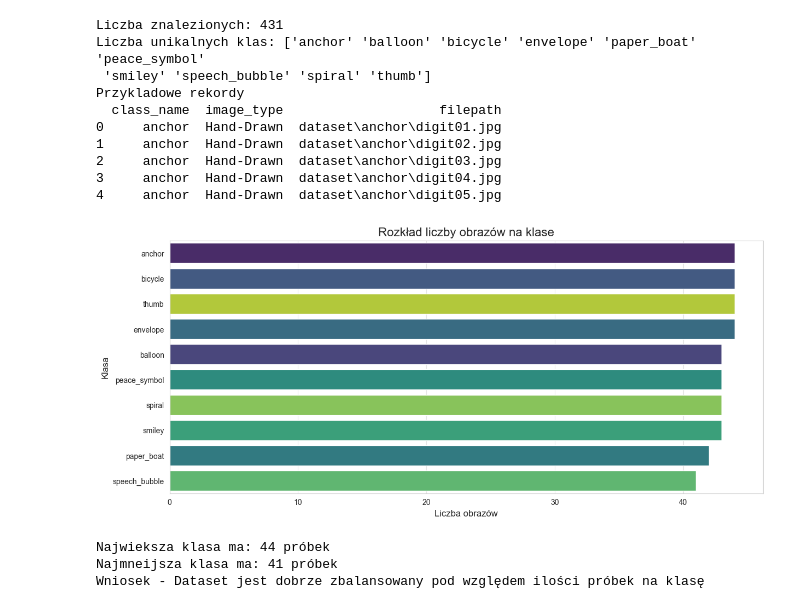
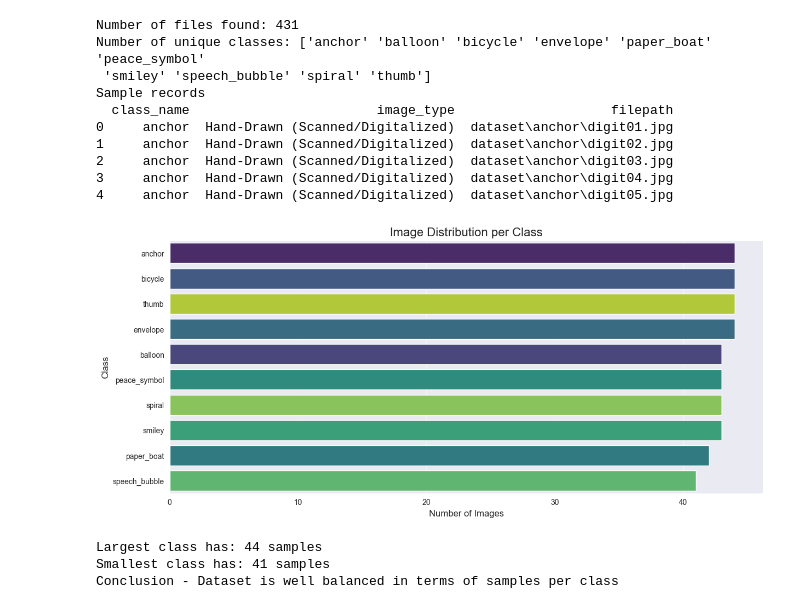
Before and after one commit to xVarmondx/computer-vision-research, a Jupyter notebook: notebook.ipynb, the cells around one changed output. Cells and saved outputs as stored; diff of their text form; code cells hidden in the pictures.

```diff
--- a/notebook.ipynb
+++ b/notebook.ipynb
@@ -12,76 +12,77 @@ from sklearn.model_selection import train_test_split
 # %%
 DATA_PATH = "dataset"
 
-#Wyszukiwanie wszystkich plików .jpg w podkatalogu
+# Find all .jpg files in subdirectories
 all_files = glob(os.path.join(DATA_PATH, "*", "*.jpg"))
 
 def get_metadata(file_path):
-    # Nazwa klasy to folder, w którym znajduje się plik
+    # Class name is the folder where the file is located
     class_name = os.path.basename(os.path.dirname(file_path))
 
-    #Okreslenie typu obrazu na podstawie konwencji nazewnictwa w plikach
+    # Determine image type based on filename convention
     file_name = os.path.basename(file_path).lower()
     if "stamp" in file_name:
-        image_type = "Stamp"
-    elif "scanned" in file_name:
-        image_type = "Scanned"
+        image_type = "Stamp (Photo)"
+    elif "digit" in file_name:
+        image_type = "Hand-Drawn (Scanned/Digitalized)"
+    elif "drawn" in file_name:
+        image_type = "Hand-Drawn (Photo)"
     else:
-        image_type = "Hand-Drawn"
+        image_type = "Unknown"
 
     return class_name, image_type
 
-#Tworzenie DataFrame
+# Create DataFrame
 data = [get_metadata(i) + (i,) for i in all_files]
 data_df = pd.DataFrame(data, columns=["class_name", "image_type", "filepath"])
 
-print(f"Liczba znalezionych: {len(data_df)}")
-print(f"Liczba unikalnych klas: {data_df['class_name'].unique()}")
+print(f"Number of files found: {len(data_df)}")
+print(f"Number of unique classes: {data_df['class_name'].unique()}")
 
 if len(data_df) == 0:
-    print("Sprawdz sciezke")
+    print("Check the file path")
 else:
-    print("Przykladowe rekordy")
+    print("Sample records")
     print(data_df.head())
 # %% [output]
-Liczba znalezionych: 431
-Liczba unikalnych klas: ['anchor' 'balloon' 'bicycle' 'envelope' 'paper_boat' 'peace_symbol'
+Number of files found: 431
+Number of unique classes: ['anchor' 'balloon' 'bicycle' 'envelope' 'paper_boat' 'peace_symbol'
  'smiley' 'speech_bubble' 'spiral' 'thumb']
-Przykladowe rekordy
-  class_name  image_type                    filepath
-0     anchor  Hand-Drawn  dataset\anchor\digit01.jpg
-1     anchor  Hand-Drawn  dataset\anchor\digit02.jpg
-2     anchor  Hand-Drawn  dataset\anchor\digit03.jpg
-3     anchor  Hand-Drawn  dataset\anchor\digit04.jpg
-4     anchor  Hand-Drawn  dataset\anchor\digit05.jpg
+Sample records
+  class_name                        image_type                    filepath
+0     anchor  Hand-Drawn (Scanned/Digitalized)  dataset\anchor\digit01.jpg
+1     anchor  Hand-Drawn (Scanned/Digitalized)  dataset\anchor\digit02.jpg
+2     anchor  Hand-Drawn (Scanned/Digitalized)  dataset\anchor\digit03.jpg
+3     anchor  Hand-Drawn (Scanned/Digitalized)  dataset\anchor\digit04.jpg
+4     anchor  Hand-Drawn (Scanned/Digitalized)  dataset\anchor\digit05.jpg
 # %%
 plt.figure(figsize=(14, 6))
 sns.countplot(y="class_name", data=data_df, order=data_df["class_name"].value_counts().index, palette="viridis", hue="class_name", legend=False)
-plt.title("Rozkład liczby obrazów na klase", fontsize=16)
-plt.xlabel("Liczba obrazów", fontsize=12)
-plt.ylabel("Klasa", fontsize=12)
+plt.title("Image Distribution per Class", fontsize=16)
+plt.xlabel("Number of Images", fontsize=12)
+plt.ylabel("Class", fontsize=12)
 plt.grid(axis="x", alpha=0.5)
 plt.show()
 
-#Wyrefikacja niezbalansowana
+# Check for class imbalance
 class_counts = data_df["class_name"].value_counts()
 min_count = class_counts.min()
 max_count = class_counts.max()
 
-print(f"Najwieksza klasa ma: {max_count} próbek")
-print(f"Najmneijsza klasa ma: {min_count} próbek")
+print(f"Largest class has: {max_count} samples")
+print(f"Smallest class has: {min_count} samples")
 
-#Wniosek 1: Analiza binalsu
+# Conclusion 1: Balance analysis
 
 if max_count / min_count > 1.2:
-    print(f"Potencjalny problem -> Występuje niewielkie niezbalansowanie (stosunek: {max_count / min_count:.2f}). Może być wymagany ważony trening.")
-
+    print(f"Potential issue -> Slight class imbalance detected (ratio: {max_count / min_count:.2f}). Weighted training may be required.")
 else:
-    print("Wniosek - Dataset jest dobrze zbalansowany pod względem ilości próbek na klasę")
+    print("Conclusion - Dataset is well balanced in terms of samples per class")
 # %% [output]
-[figure, old version]
+[figure, new version]
-Najwieksza klasa ma: 44 próbek
-Najmneijsza klasa ma: 41 próbek
-Wniosek - Dataset jest dobrze zbalansowany pod względem ilości próbek na klasę
+Largest class has: 44 samples
+Smallest class has: 41 samples
+Conclusion - Dataset is well balanced in terms of samples per class
 # %%
 plt.figure(figsize=(8,5))
 sns.countplot(x='image_type', data=data_df, palette="Set2", hue="image_type", legend=False)
```
Also changed, not shown: parts of 4 cells of this notebook.
